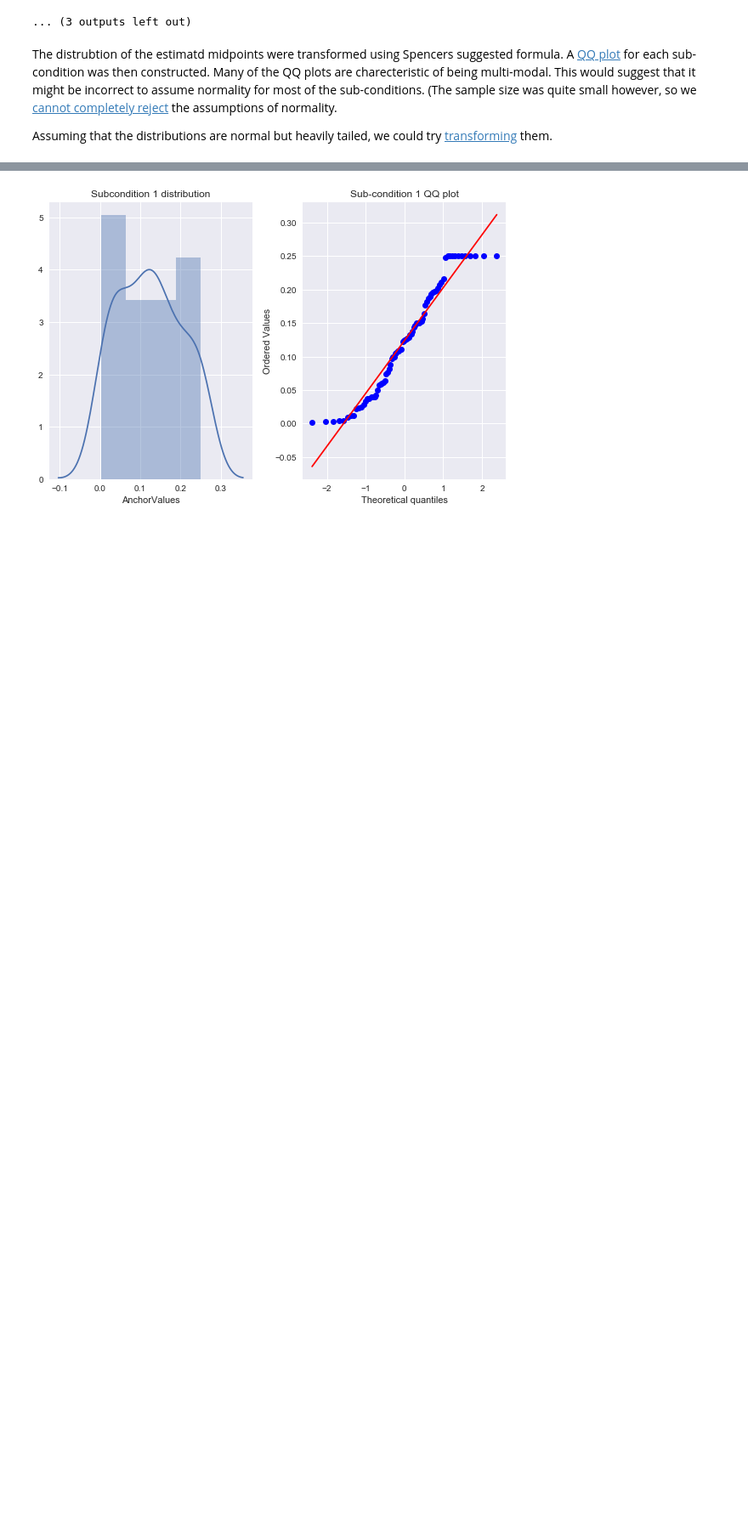
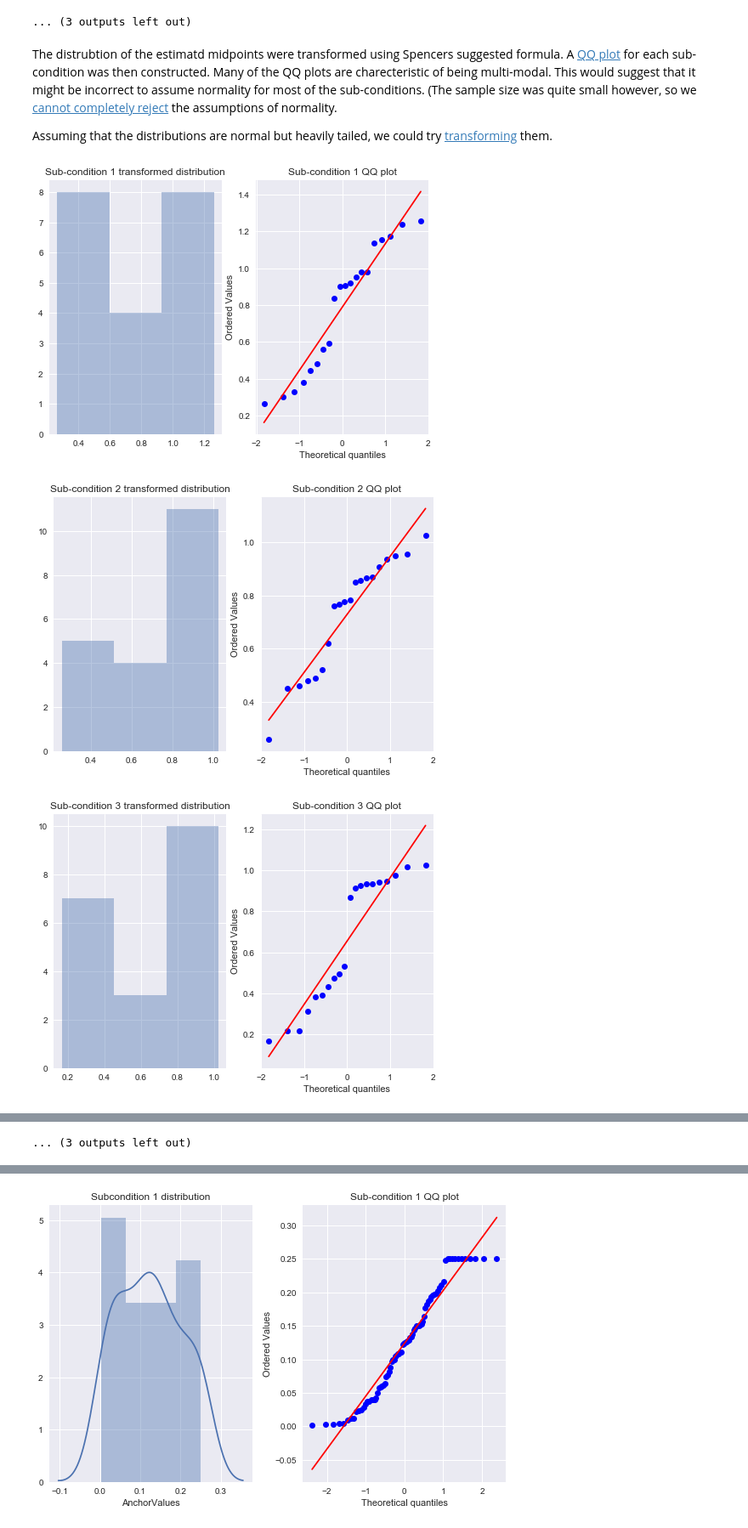
Before and after one commit to ip-jss/CorrelationAnalysis, a Jupyter notebook: Exclusion criterion .ipynb, the cells around one changed output, grey strips where cells are left out. Shown at 85% size. Saved outputs shown, nothing was run; the diff lists cells and outputs as text; code cells hidden in the pictures; blank space fills up the shorter version.

Commit message:
added a function

```diff
--- a/Exclusion criterion .ipynb
+++ b/Exclusion criterion .ipynb
@@ -122,7 +122,7 @@ Transform \; = \; |(T_1 + T_3) - (T_2 + T_4)|
 # %%
 #Distribution is very bi-modal due to anchoring, lets try to make it uni-modal
 #Spencer suggested we could do the following: abs((first attempt - third attempt) + (second attempt - foruth attempt))
-def transform(sub_cond, transform):
+def transform(sub_cond):
     '''A function that combines attempts for a subcondition, in order to account for anchoring.
         The resulting distribution should be fairly normal
         @param sub_cond: subconditon that will be transformed'''
@@ -159,6 +159,20 @@ def transform(sub_cond, transform):
 
     #return transformed data
     return uni_modal
+
+def plotter(measurements):
+    '''Fucntion to plot distribution and Normal QQ
+        @param measurements: np array of vlaues that will be plotted'''
+
+    #plot histogram
+    plt.subplot(1,2,1)
+    sns.distplot(measurements, kde=False)
+    plt.title("Sub-condition " + str(i) + " transformed distribution")
+    #Normal QQ plot
+    plt.subplot(1,2,2)
+    stats.probplot(measurements, dist="norm", plot=plt)
+    plt.title("Sub-condition " + str(i) + " QQ plot")
+    plt.show()
 # %%
 #Apply transform function to every subcondition
 
@@ -167,15 +181,7 @@ for i in range(1,16):
     sub_cond= G4_byCond.get_group(i)
     #Apply transform function
     measurements = transform(sub_cond)
-    #plot histogram
-    plt.subplot(1,2,1)
-    sns.distplot(measurements, kde=False)
-    plt.title("Sub-condition " + str(i) + " transformed distribution")
-    #Normal QQ plot
-    plt.subplot(1,2,2)
-    stats.probplot(measurements, dist="norm", plot=plt)
-    plt.title("Sub-condition " + str(i) + " QQ plot")
-    plt.show()
+    plotter(measurements)
 # %% [output]
 [figure]
 [figure]
@@ -194,3 +200,17 @@ for i in range(1,16):
 The distrubtion of the estimatd midpoints were transformed using Spencers suggested formula. A [QQ plot](http://seankross.com/2016/02/29/A-Q-Q-Plot-Dissection-Kit.html) for each sub-condition was then constructed. Many of the QQ plots are charecteristic of being multi-modal. This would suggest that it might be incorrect to assume normality for most of the sub-conditions. (The sample size was quite small however, so we [cannot completely reject](https://stats.stackexchange.com/questions/133065/q-q-plot-and-sample-size) the assumptions of normality.
 
 Assuming that the distributions are normal but heavily tailed, we could try [transforming](https://medium.com/@TheDataGyan/day-8-data-transformation-skewness-normalization-and-much-more-4c144d370e55) them.
+# %%
+#Apply transform distribution assuming they are heavily tailed
+
+for i in range(1,16):
+    #Get subcondition from DataFrame
+    sub_cond= G4_byCond.get_group(i)
+    #Apply transform function
+    measurements = transform(sub_cond)
+    measurements = measurements**(1/3)
+    plotter(measurements)
+# %% [output]
+[figure, added]
+[figure, added]
+[figure, added]
@@ -197 +226,2 @@ Assuming that the distributions are normal but heavily tailed, we could try [tra
+... (3 outputs left out)
 # %% [markdown]
```
Also changed, not shown: parts of 2 cells of this notebook.
